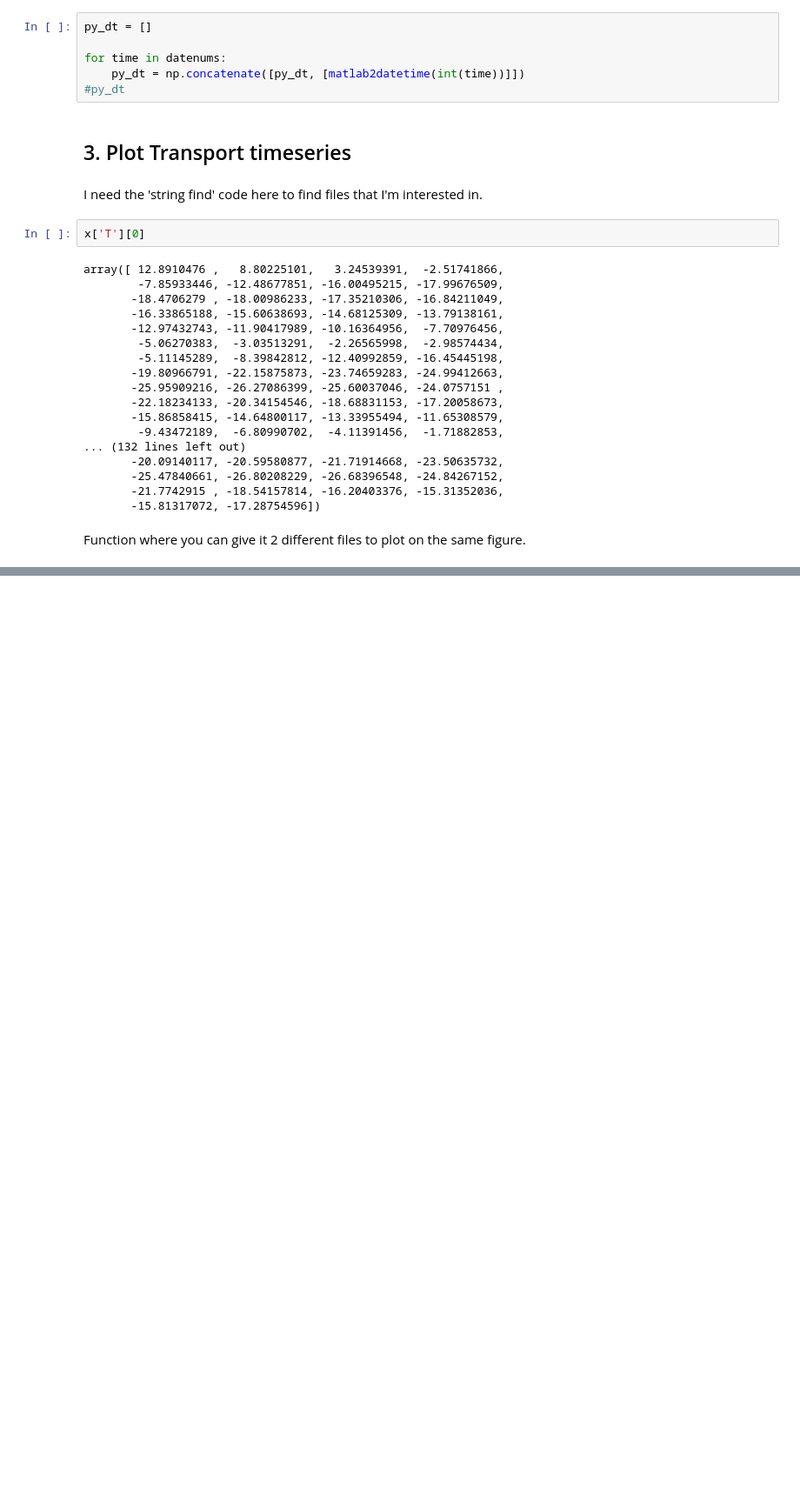
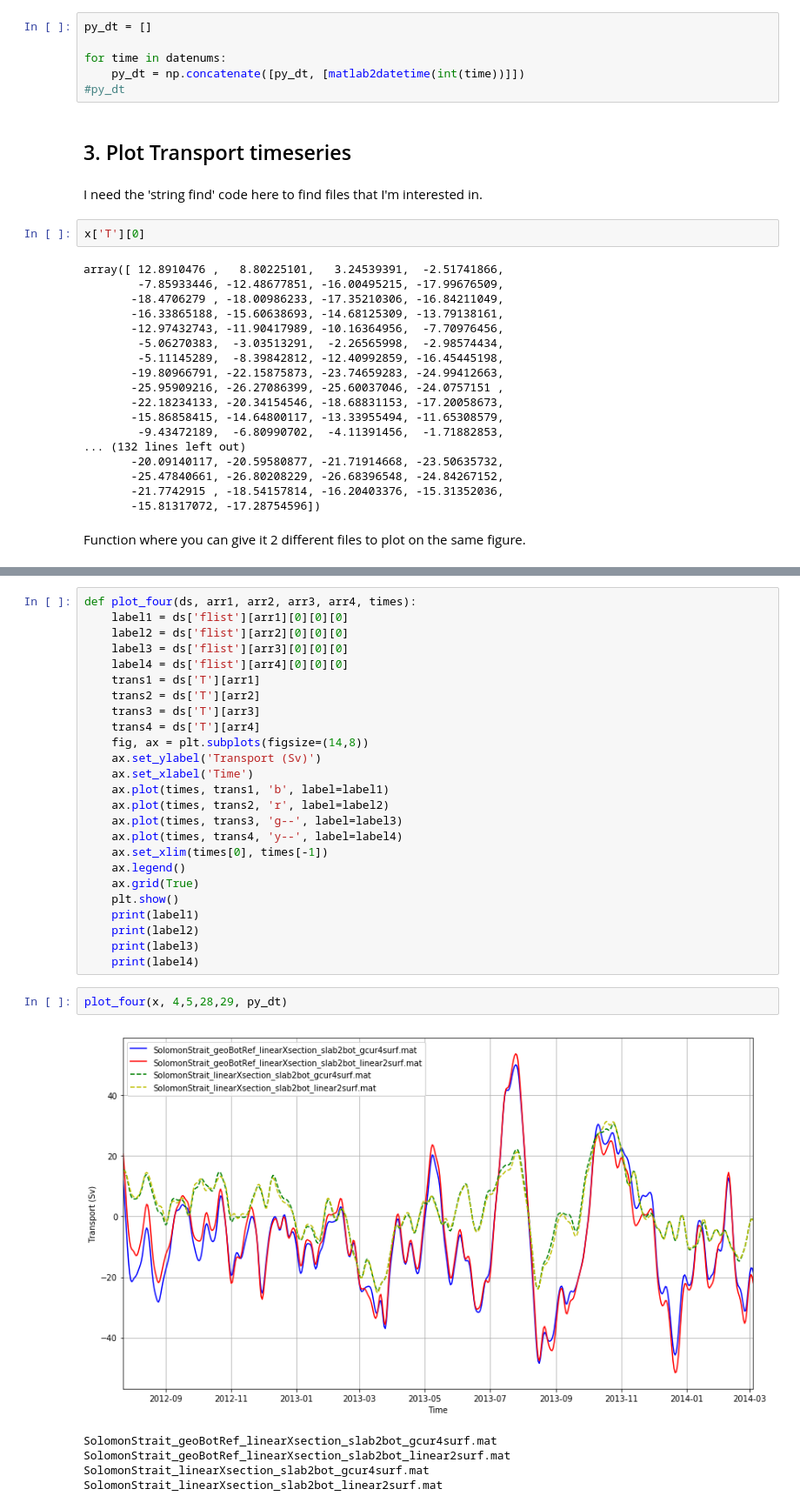
Before and after one commit to disandroa/Example-Notebooks, a Jupyter notebook: Data/obs_plot_comp.ipynb, the cells around one changed output, grey strips where cells are left out. Shown at 87% size. Drawn from its saved outputs; the diff is of its cells as text; blank space fills up the shorter version.

```diff
--- a/Data/obs_plot_comp.ipynb
+++ b/Data/obs_plot_comp.ipynb
@@ -84,0 +147,33 @@ plot_two(x, 2, 5, py_dt)
+# %%
+def plot_four(ds, arr1, arr2, arr3, arr4, times):
+    label1 = ds['flist'][arr1][0][0][0]
+    label2 = ds['flist'][arr2][0][0][0]
+    label3 = ds['flist'][arr3][0][0][0]
+    label4 = ds['flist'][arr4][0][0][0]
+    trans1 = ds['T'][arr1]
+    trans2 = ds['T'][arr2]
+    trans3 = ds['T'][arr3]
+    trans4 = ds['T'][arr4]
+    fig, ax = plt.subplots(figsize=(14,8))
+    ax.set_ylabel('Transport (Sv)')
+    ax.set_xlabel('Time')
+    ax.plot(times, trans1, 'b', label=label1)
+    ax.plot(times, trans2, 'r', label=label2)
+    ax.plot(times, trans3, 'g--', label=label3)
+    ax.plot(times, trans4, 'y--', label=label4)
+    ax.set_xlim(times[0], times[-1])
+    ax.legend()
+    ax.grid(True)
+    plt.show()
+    print(label1)
+    print(label2)
+    print(label3)
+    print(label4)
+# %%
+plot_four(x, 4,5,28,29, py_dt)
+# %% [output]
+[figure, added]
+SolomonStrait_geoBotRef_linearXsection_slab2bot_gcur4surf.mat
+SolomonStrait_geoBotRef_linearXsection_slab2bot_linear2surf.mat
+SolomonStrait_linearXsection_slab2bot_gcur4surf.mat
+SolomonStrait_linearXsection_slab2bot_linear2surf.mat
```
Also changed, not shown: parts of 9 cells of this notebook.
